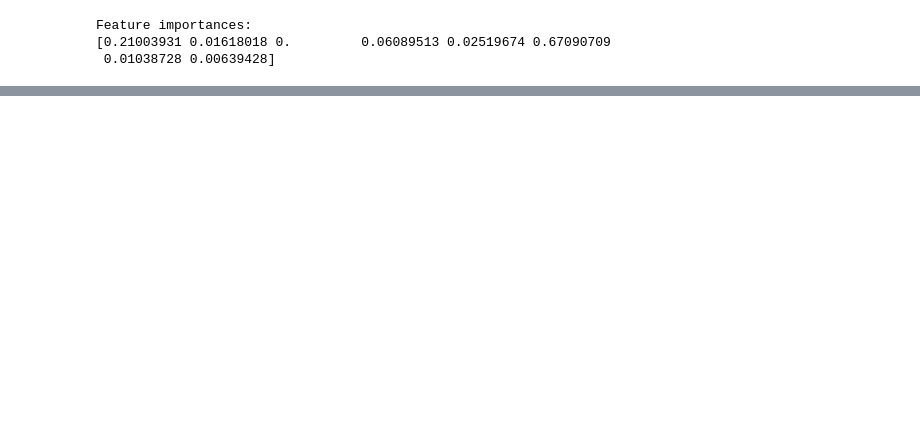
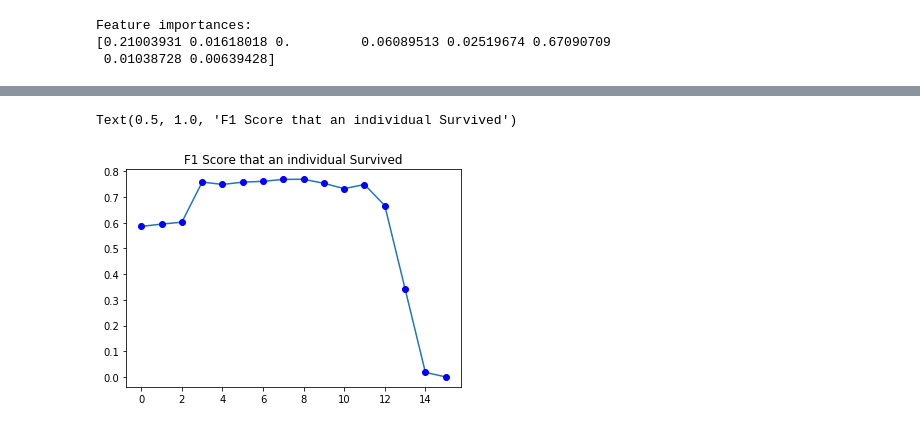
Before and after one commit to angelaiallonardi/my_first_ML_project, a Jupyter notebook: Titanic.ipynb, the cells around one changed output, grey strips where cells are left out. Saved outputs shown, nothing was run; the diff lists cells and outputs as text; code cells hidden in the pictures; blank space fills up the shorter version.

```diff
--- a/Titanic.ipynb
+++ b/Titanic.ipynb
@@ -1215,0 +1279,8 @@ Feature importances:
+# %%
+F1 = 2 * (precision * recall) / (precision + recall)
+plt.plot(F1)
+plt.plot(F1, 'bo')
+plt.title("F1 Score that an individual Survived")
+# %% [output]
+Text(0.5, 1.0, 'F1 Score that an individual Survived')
+[figure, added]
```
Also changed, not shown: parts of 25 cells of this notebook.
